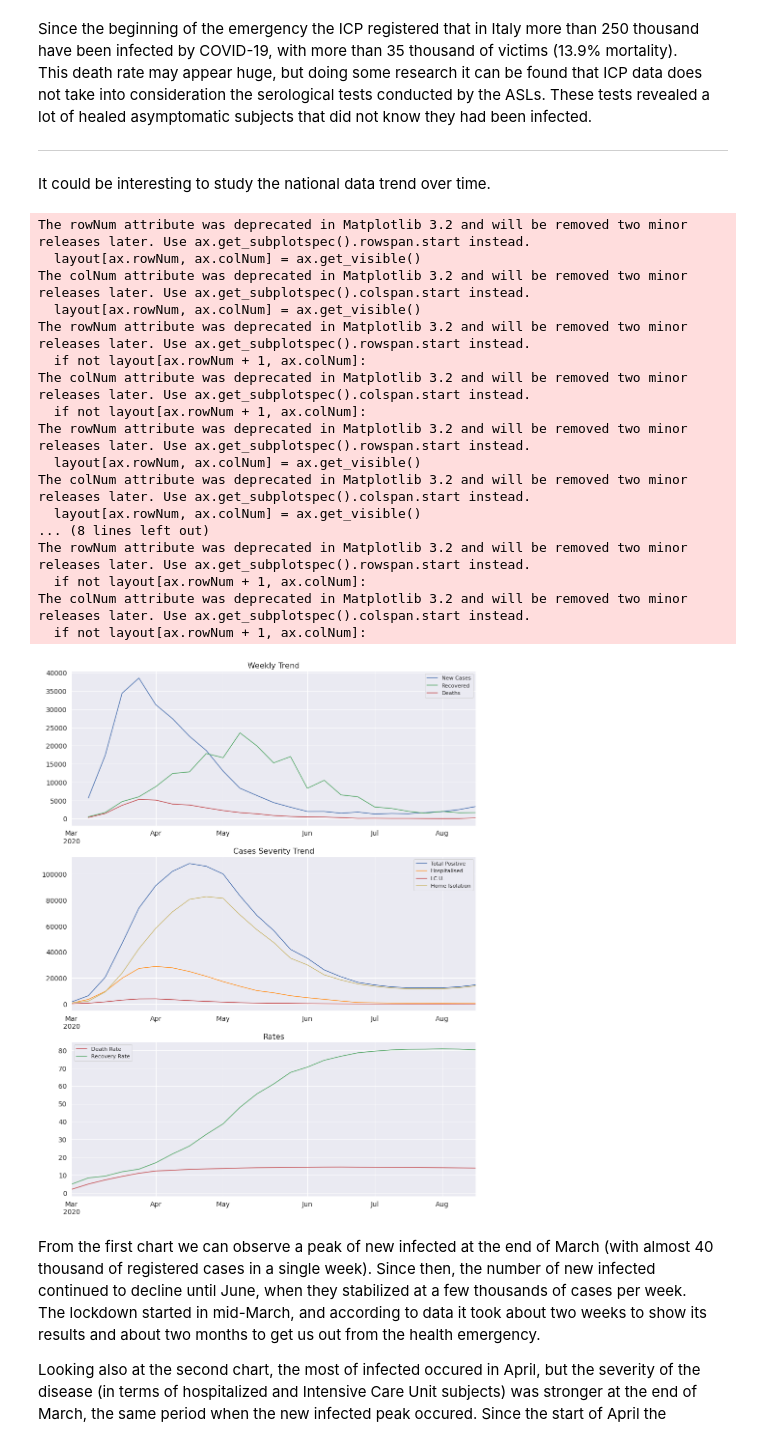
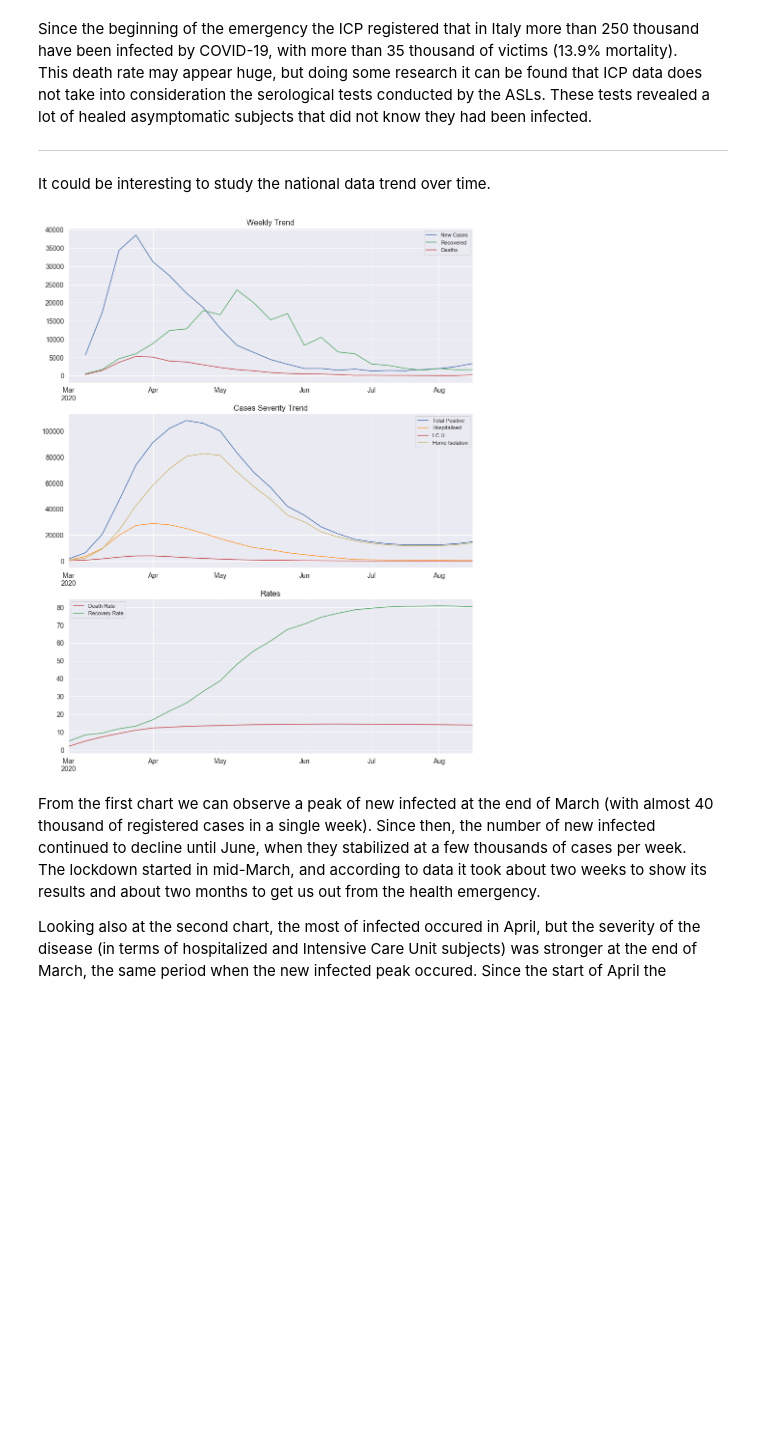
Before and after one commit to JacopoBartoli/agm_algorithms, a Jupyter notebook: Bartoli-Ravagli.ipynb, the cells around one changed output. Saved outputs shown, nothing was run; the diff lists cells and outputs as text; code cells hidden in the pictures; blank space fills up the shorter version.

```diff
--- a/Bartoli-Ravagli.ipynb
+++ b/Bartoli-Ravagli.ipynb
@@ -349,49 +353,32 @@ This death rate may appear huge, but doing some research it can be found that IC
 It could be interesting to study the national data trend over time.
 # %%
 fig, axes = plt.subplots(3, 1, figsize=(15,20))
-df_weekly_data = df_reg[["totale_casi", "dimessi_guariti", "deceduti"]].groupby(level=0).sum().asfreq("W")df_reg[["totale_casi"]]
+df_weekly_data = df_reg[["totale_casi", "dimessi_guariti", "deceduti"]].groupby(level="data").sum().asfreq("W")
 df_weekly_trend = df_weekly_data - df_weekly_data.shift(+1)
 df_weekly_trend.columns = ["New Cases", "Recovered", "Deaths"]
 
 color_list = ["b", "g", "r"]
 ax = df_weekly_trend.plot(title="Weekly Trend", ax=axes[0], color=color_list, fontsize=14)
 ax.set_xlabel(None)
 ax.title.set_size(16)
 
-df_positives = df_reg[["totale_positivi", "ricoverati_con_sintomi", "terapia_intensiva", "isolamento_domiciliare"]].groupby(level=0).sum().asfreq("W")#.resample("W").sum()
+df_positives = df_reg[["totale_positivi", "ricoverati_con_sintomi", "terapia_intensiva", "isolamento_domiciliare"]].groupby(level="data").sum().asfreq("W")#.resample("W").sum()
 df_positives.columns = ["Total Positive", "Hospitalised", "I.C.U.", "Home Isolation"]
 
 color_list = ["b", "#ff9933", "r", "y"]
 ax = df_positives.plot(title="Cases Severity Trend", ax=axes[1], color=color_list, fontsize=14)
 ax.set_xlabel(None)
 ax.title.set_size(16)
 
 df_rates = df_weekly_data[["deceduti", "dimessi_guariti"]].div(df_weekly_data["totale_casi"], axis=0)*100
 df_rates.columns = ["Death Rate", "Recovery Rate"]
 
 color_list = ["r", "g"]
 ax = df_rates.plot(title="Rates", ax=axes[2], color=color_list, fontsize=14)
 ax.set_xlabel(None)
 ax.title.set_size(16)
 # %% [output]
-The rowNum attribute was deprecated in Matplotlib 3.2 and will be removed two minor releases later. Use ax.get_subplotspec().rowspan.start instead.
-  layout[ax.rowNum, ax.colNum] = ax.get_visible()
-The colNum attribute was deprecated in Matplotlib 3.2 and will be removed two minor releases later. Use ax.get_subplotspec().colspan.start instead.
-  layout[ax.rowNum, ax.colNum] = ax.get_visible()
-The rowNum attribute was deprecated in Matplotlib 3.2 and will be removed two minor releases later. Use ax.get_subplotspec().rowspan.start instead.
-  if not layout[ax.rowNum + 1, ax.colNum]:
-The colNum attribute was deprecated in Matplotlib 3.2 and will be removed two minor releases later. Use ax.get_subplotspec().colspan.start instead.
-  if not layout[ax.rowNum + 1, ax.colNum]:
-The rowNum attribute was deprecated in Matplotlib 3.2 and will be removed two minor releases later. Use ax.get_subplotspec().rowspan.start instead.
-  layout[ax.rowNum, ax.colNum] = ax.get_visible()
-The colNum attribute was deprecated in Matplotlib 3.2 and will be removed two minor releases later. Use ax.get_subplotspec().colspan.start instead.
-  layout[ax.rowNum, ax.colNum] = ax.get_visible()
-... (8 lines left out)
-The rowNum attribute was deprecated in Matplotlib 3.2 and will be removed two minor releases later. Use ax.get_subplotspec().rowspan.start instead.
-  if not layout[ax.rowNum + 1, ax.colNum]:
-The colNum attribute was deprecated in Matplotlib 3.2 and will be removed two minor releases later. Use ax.get_subplotspec().colspan.start instead.
-  if not layout[ax.rowNum + 1, ax.colNum]:
-[figure, old version]
+[figure, new version]
 # %% [markdown]
 From the first chart we can observe a peak of new infected at the end of March (with almost 40 thousand of registered cases in a single week). Since then, the number of new infected continued to decline until June, when they stabilized at a few thousands of cases per week.
 The lockdown started in mid-March, and according to data it took about two weeks to show its results and about two months to get us out from the health emergency.
```
Also changed, not shown: parts of 50 cells of this notebook, 1 other file.
